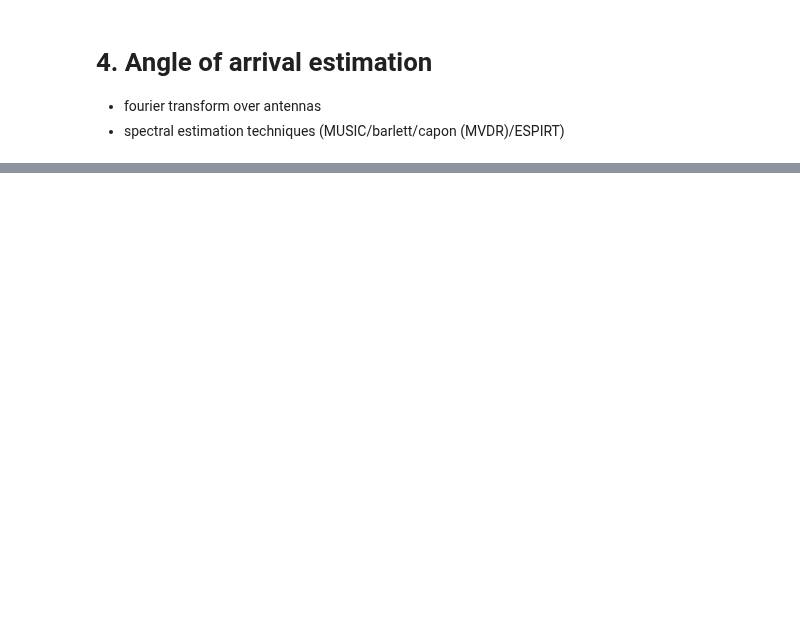
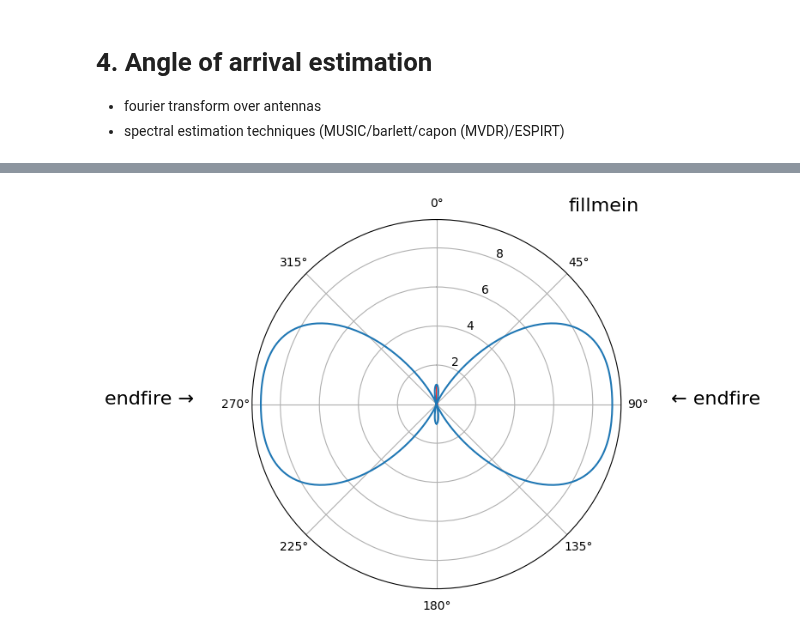
Before and after one commit to austinjtravis/radar_learning, a Jupyter notebook: 3_antennas/antennas.ipynb, the cells around one changed output, grey strips where cells are left out. Saved outputs shown, nothing was run; the diff lists cells and outputs as text; code cells hidden in the pictures; blank space fills up the shorter version.

Commit message:
push up whatever I have

```diff
--- a/3_antennas/antennas.ipynb
+++ b/3_antennas/antennas.ipynb
@@ -187,0 +1191,82 @@ Want to talk about beam steering and grating lobes and what not
+# %%
+import numpy as np
+import matplotlib.pyplot as plt
+from scipy import signal
+from matplotlib.animation import FuncAnimation
+
+sample_rate = 1e6
+N = 10000 # number of samples to simulate
+
+# Create a tone to act as the transmitted signal
+t = np.arange(N)/sample_rate
+f_tone = 0.02e6
+tx = np.exp(2j*np.pi*f_tone*t)
+
+# Simulate three omnidirectional antennas in a line with 1/2 wavelength between adjancent ones, receiving a signal that arrives at an angle
+
+d = 0.5
+Nr = 3
+theta_degrees = 20 # direction of arrival
+theta = theta_degrees / 180 * np.pi # convert to radians
+s = np.exp(-2j * np.pi * d * np.arange(Nr) * np.sin(theta)) # steering vector
+#print(s)
+
+# we have to do a matrix multiplication of s and tx, which currently are both 1D, so we have to make them 2D with reshape
+s = s.reshape(-1,1)
+#print(s.shape) # 3x1
+tx = tx.reshape(1,-1) # make a row vector
+# print(tx.shape) # 1x10000
+
+# so how do we use this? simple:
+r = s @ tx # matrix multiply
+#print(r.shape) # 3x10000.  r is now going to be a 2D array, 1d is time and 1d is spatial
+
+theta_txs = np.concatenate((np.repeat(-90, 10), np.arange(-90, 90, 2), np.repeat(90, 10)))
+#theta_txs = [-90]
+theta_scan = np.linspace(-1*np.pi, np.pi, 300)
+results = np.zeros((len(theta_txs), len(theta_scan)))
+for t_i in range(len(theta_txs)):
+    # print(t_i)
+
+    theta = theta_txs[t_i] / 180 * np.pi
+    s = np.exp(-2j * np.pi * d * np.arange(Nr) * np.sin(theta))
+    s = s.reshape(-1,1) # 3x1
+    tone = np.exp(2j*np.pi*0.02e6*t)
+    tone = tone.reshape(-1,1) # 10000x1
+    r = s @ tone.T
+
+    for theta_i in range(len(theta_scan)):
+        w = np.exp(-2j * np.pi * d * np.arange(Nr) * np.sin(theta_scan[theta_i]))
+        r_weighted = np.conj(w) @ r # apply our weights corresponding to the direction theta_i
+        results[t_i, theta_i]  = np.mean(np.abs(r_weighted)**2) # energy detector
+
+fig, ax = plt.subplots(1, 1, figsize=(8, 5), subplot_kw={'projection': 'polar'})
+fig.subplots_adjust(left=0.025, bottom=0.07, right=0.99, top=0.93, wspace=None, hspace=None) # manually tweaked
+line, = ax.plot(theta_scan, results[0,:])
+ax.set_theta_zero_location('N') # make 0 degrees point up
+ax.set_theta_direction(-1) # increase clockwise
+ax.set_rlabel_position(22.5)  # Move grid labels away from other labels
+text = ax.text(0.6, 12, 'fillmein', fontsize=16)
+ax.text(np.pi/-2, 17, 'endfire →', fontsize=16)
+ax.text(np.pi/2, 12, '← endfire', fontsize=16)
+arrow = ax.arrow(0, 0, 0, 0, head_width=0.1, head_length=1, fc='red', ec='red', lw=2) # doesnt matter what initial coords are
+
+def update(i):
+    i = int(i)
+    # print(i)
+    results_i = results[i,:] / np.max(results[i,:]) * 9 # had to add this in for the last animation because it got too large
+    line.set_ydata(results_i)
+    d_str = str(np.round(theta_txs[i], 2))
+    text.set_text('AoA = ' + d_str + '°')
+    arrow.set_xy([[theta_txs[i] / 180 * np.pi, 5], [theta_txs[i] / 180 * np.pi, 0]]) # list of verticies. cant get it to stay an arrow...
+    return line, ax
+# anim = FuncAnimation(fig, update, frames=np.arange(0, len(theta_txs)), interval=100) # run it through compression https://ezgif.com/optimize after its generated to reduce file size
+# anim.save('doa_sweeping_angle_animation.gif', dpi=80, writer='imagemagick')
+
+from ipywidgets import interact, IntSlider, FloatSlider
+
+interact(
+    update,
+    i=IntSlider(value=0, min=0, max=90, step=1, description="AoA"),
+)
+# %% [output]
@@ -187,0 +1274 @@ Want to talk about beam steering and grating lobes and what not
+[figure, added]
```
Also changed, not shown: parts of 9 cells of this notebook, 2 other files.
